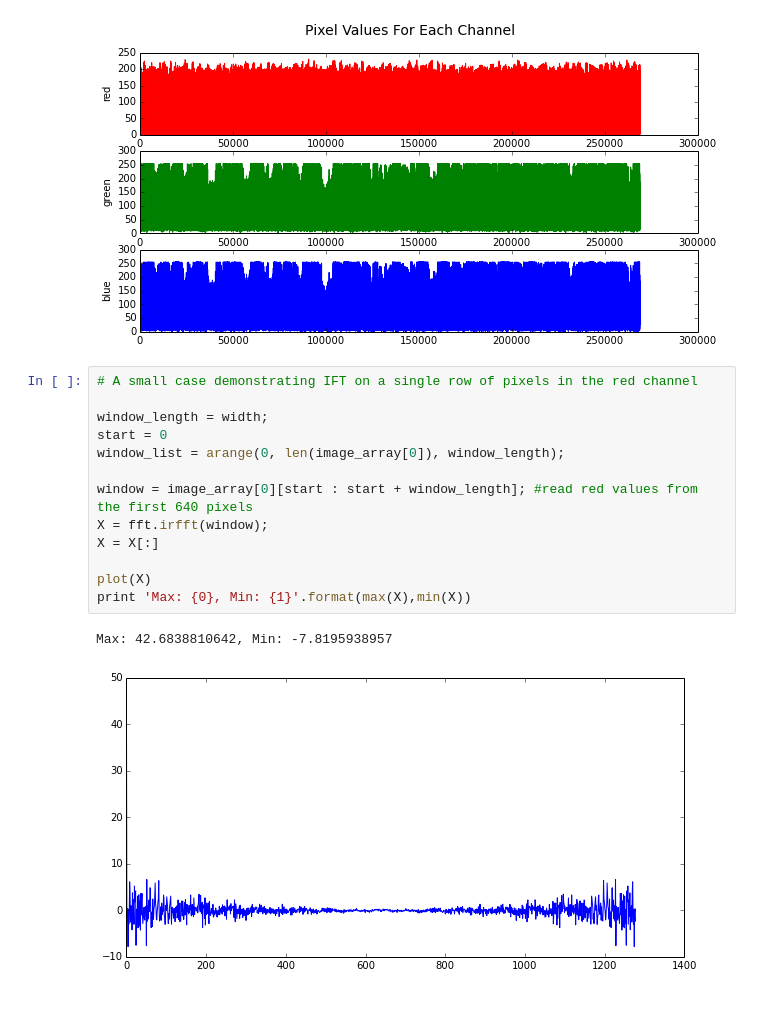
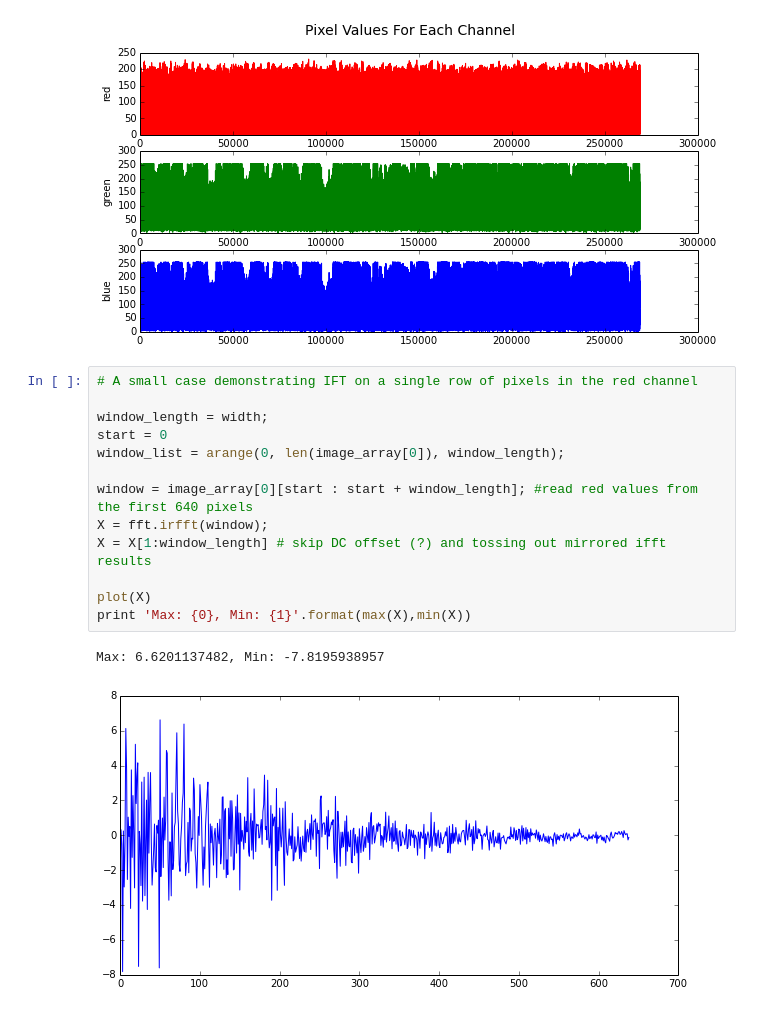
Before and after one commit to kamindustries/mat201a, a Jupyter notebook: hw3/hw3.ipynb, the cells around one changed output. Cells and saved outputs as stored; diff of their text form.

```diff
--- a/hw3/hw3.ipynb
+++ b/hw3/hw3.ipynb
@@ -74,16 +75,16 @@ plot(image_array[2], color='b')
 # %%
 # A small case demonstrating IFT on a single row of pixels in the red channel
 
 window_length = width;
 start = 0
 window_list = arange(0, len(image_array[0]), window_length);
 
 window = image_array[0][start : start + window_length]; #read red values from the first 640 pixels
 X = fft.irfft(window);
-X = X[:]
+X = X[1:window_length] # skip DC offset (?) and tossing out mirrored ifft results
 
 plot(X)
 print 'Max: {0}, Min: {1}'.format(max(X),min(X))
 # %% [output]
-Max: 42.6838810642, Min: -7.8195938957
+Max: 6.6201137482, Min: -7.8195938957
-[figure, old version]
+[figure, new version]
```
Also changed, not shown: parts of 5 cells of this notebook.
